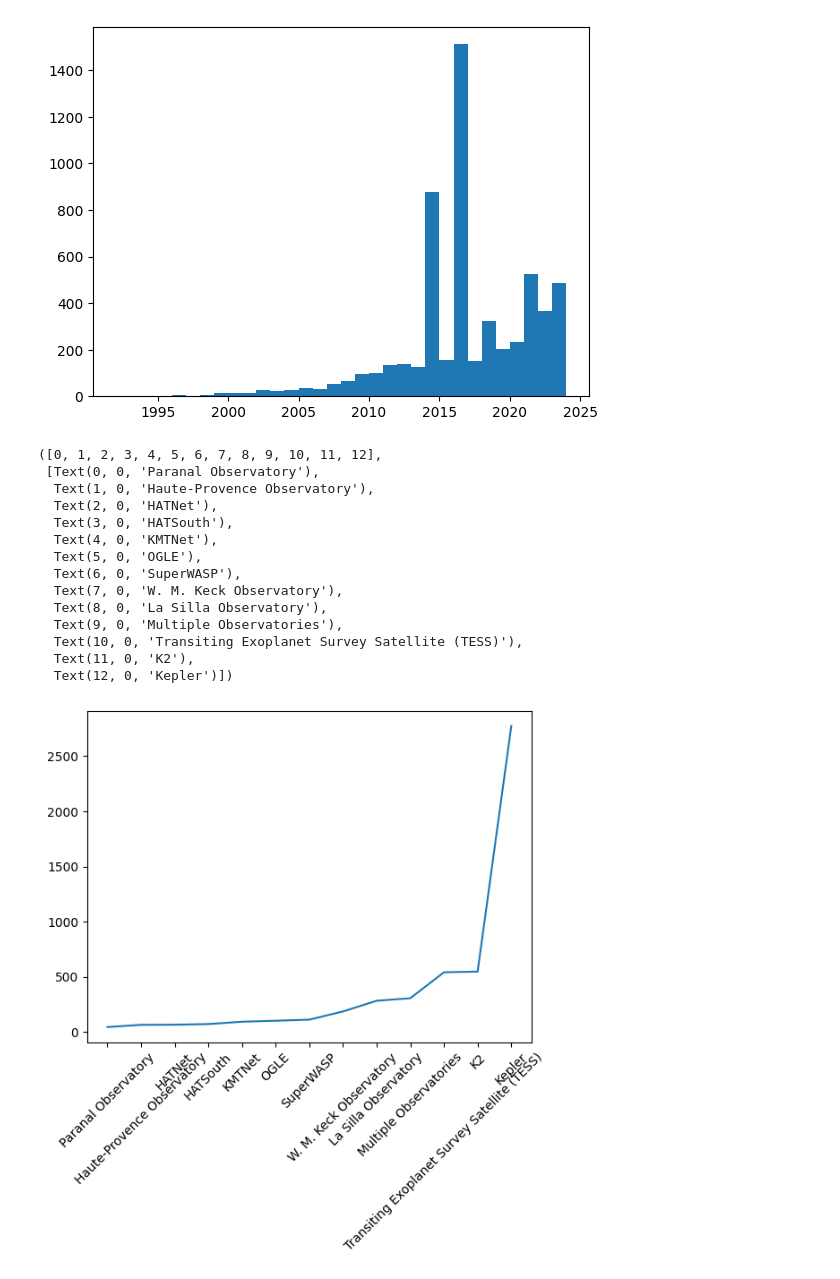
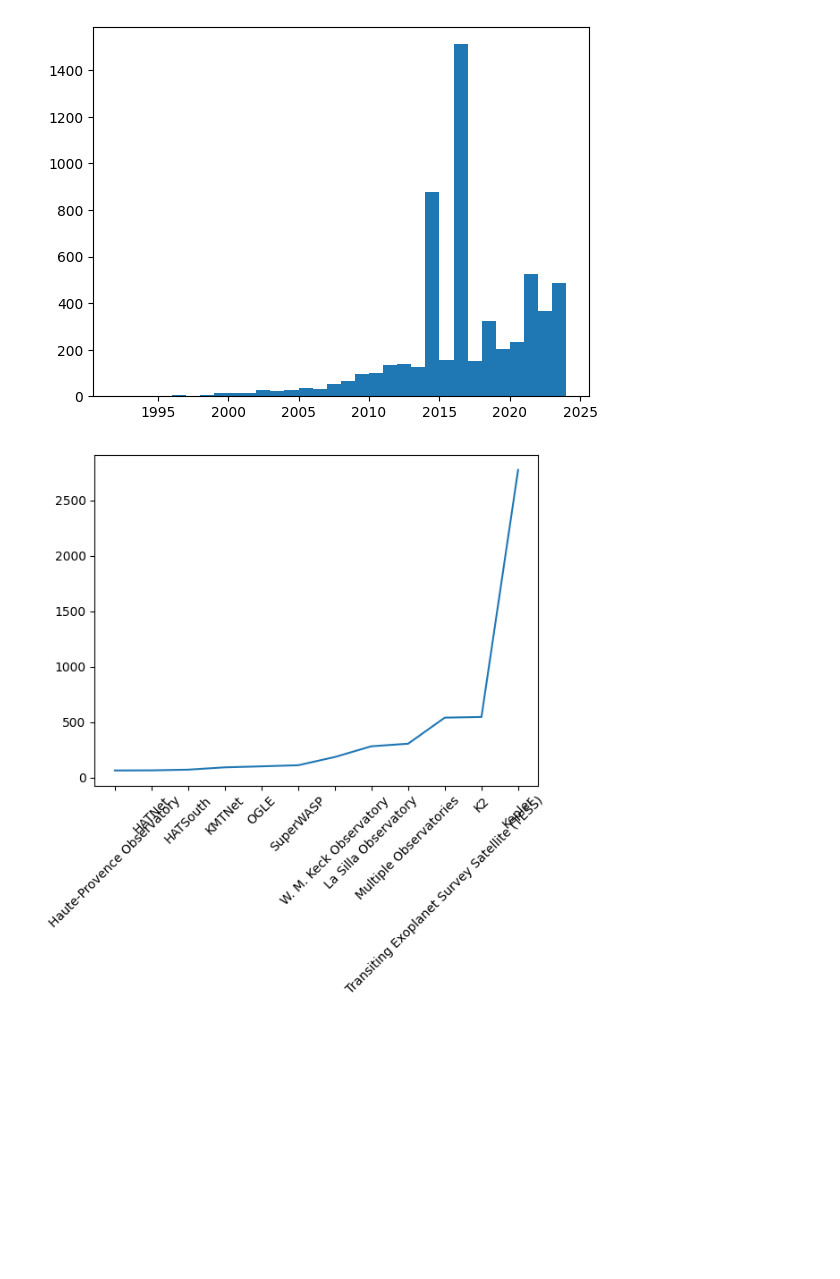
Before and after one commit to sophia268238/astronomy_ml, a Jupyter notebook: notebooks/exo_planet_stat.ipynb, the cells around one changed output. Drawn from its saved outputs; the diff is of its cells as text; code cells hidden in the pictures; blank space fills up the shorter version.

```diff
--- a/notebooks/exo_planet_stat.ipynb
+++ b/notebooks/exo_planet_stat.ipynb
@@ -14,25 +16,11 @@ _ = plt.hist(published['disc_year'], bins=32)
 disc_facility = published[['disc_facility', 'disc_year']]
 # %%
 by_disc_facility = disc_facility.groupby(['disc_facility']).size().reset_index(name='cnt').sort_values(['cnt', 'disc_facility'])
-by_disc_facility = by_disc_facility[by_disc_facility['cnt'] > 40]
+by_disc_facility = by_disc_facility[by_disc_facility['cnt'] > 60]
 plt.plot(by_disc_facility['disc_facility'], by_disc_facility['cnt'])
-_ plt.xticks(rotation=45)  # Set the angle of x-axis ticks to 45 degrees
+_ = plt.xticks(rotation=45)  # Set the angle of x-axis ticks to 45 degrees
 # %% [output]
-([0, 1, 2, 3, 4, 5, 6, 7, 8, 9, 10, 11, 12],
- [Text(0, 0, 'Paranal Observatory'),
-  Text(1, 0, 'Haute-Provence Observatory'),
-  Text(2, 0, 'HATNet'),
-  Text(3, 0, 'HATSouth'),
-  Text(4, 0, 'KMTNet'),
-  Text(5, 0, 'OGLE'),
-  Text(6, 0, 'SuperWASP'),
-  Text(7, 0, 'W. M. Keck Observatory'),
-  Text(8, 0, 'La Silla Observatory'),
-  Text(9, 0, 'Multiple Observatories'),
-  Text(10, 0, 'Transiting Exoplanet Survey Satellite (TESS)'),
-  Text(11, 0, 'K2'),
-  Text(12, 0, 'Kepler')])
-[figure, old version]
+[figure, new version]
 # %%
 disc_facility_grouped = disc_facility.groupby(['disc_facility', 'disc_year']).size().reset_index(name='cnt')
 big_disc_facility_year_grouped = disc_facility_grouped[(disc_facility_grouped['disc_facility'].isin(by_disc_facility['disc_facility']))]
```
Also changed, not shown: parts of 8 cells of this notebook, 1 other file.
